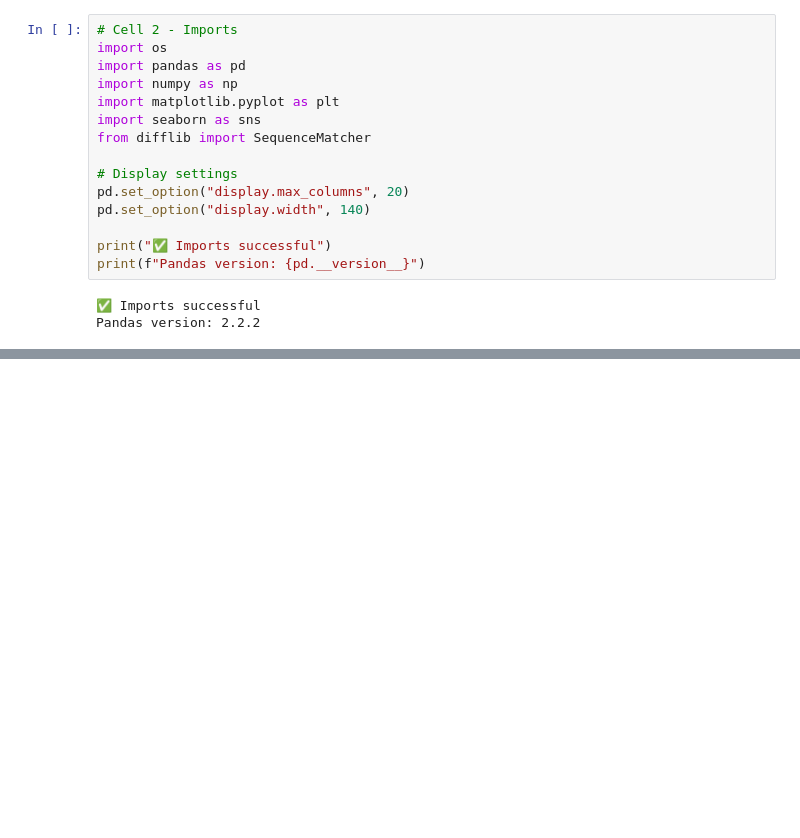
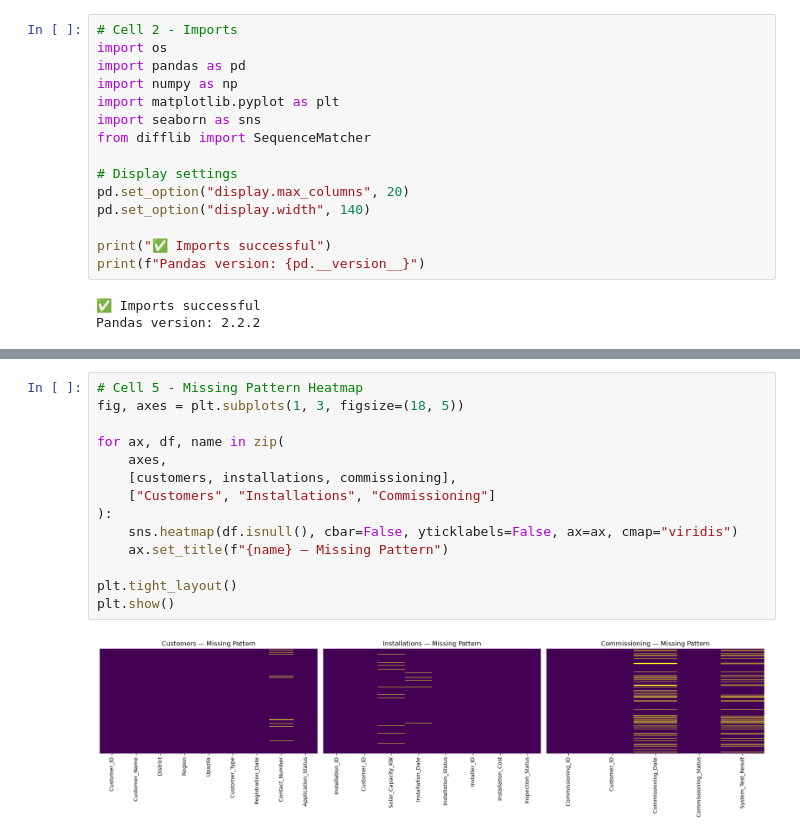
Before and after one commit to NazmullSyntax/solar-program-mis-analytics, a Jupyter notebook: notebooks/03_missing_values.ipynb, the cells around one changed output, grey strips where cells are left out. Saved outputs shown, nothing was run; the diff lists cells and outputs as text; blank space fills up the shorter version.

Commit message:
add to graphical expalin

```diff
--- a/notebooks/03_missing_values.ipynb
+++ b/notebooks/03_missing_values.ipynb
@@ -45,0 +83,16 @@ print(f"✅ Commissioning: {len(commissioning):,} rows × {len(commissioning.col
+# %%
+# Cell 5 - Missing Pattern Heatmap
+fig, axes = plt.subplots(1, 3, figsize=(18, 5))
+
+for ax, df, name in zip(
+    axes,
+    [customers, installations, commissioning],
+    ["Customers", "Installations", "Commissioning"]
+):
+    sns.heatmap(df.isnull(), cbar=False, yticklabels=False, ax=ax, cmap="viridis")
+    ax.set_title(f"{name} — Missing Pattern")
+
+plt.tight_layout()
+plt.show()
+# %% [output]
+[figure, added]
```
Also changed, not shown: parts of 3 cells of this notebook.
